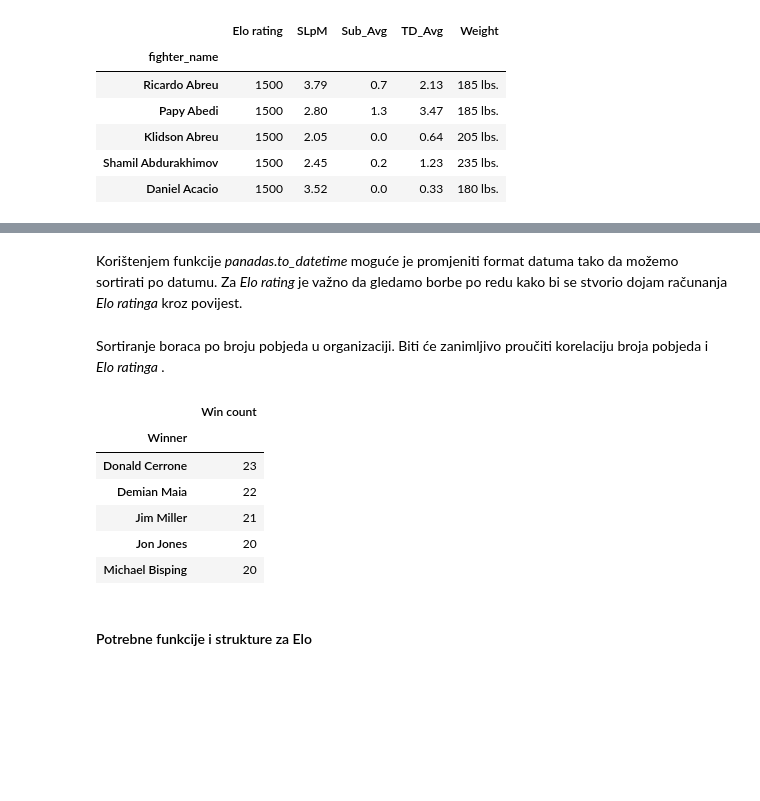
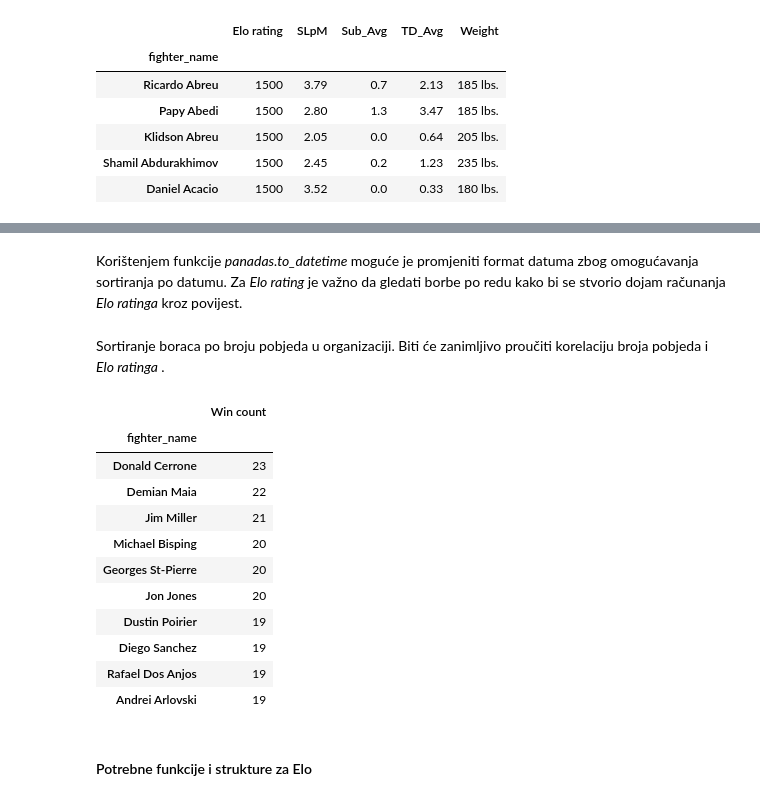
Before and after one commit to basioli-k/Elo-rating-for-UFC, a Jupyter notebook: Elo for UFC.ipynb, the cells around one changed output, grey strips where cells are left out. Saved outputs shown, nothing was run; the diff lists cells and outputs as text; code cells hidden in the pictures; blank space fills up the shorter version.

```diff
--- a/Elo for UFC.ipynb
+++ b/Elo for UFC.ipynb
@@ -210,7 +207,7 @@ total_fight_data.head()
 | 3 | Stipe Miocic | Francis Ngannou | KO/TKO | March 27, 2021 | UFC Heavyweight Title Bout | Francis Ngannou |
 | 4 | Shane Young | Omar Morales | Decision - Unanimous | March 27, 2021 | Featherweight Bout | Omar Morales |
 # %% [markdown]
-Korištenjem funkcije <i> panadas.to_datetime </i> moguće je promjeniti format datuma tako da možemo sortirati po datumu. Za <i> Elo rating </i> je važno da gledamo borbe po redu kako bi se stvorio dojam računanja <i>Elo ratinga</i> kroz povijest.
+Korištenjem funkcije <i> panadas.to_datetime </i> moguće je promjeniti format datuma zbog omogućavanja sortiranja po datumu. Za <i> Elo rating </i> je važno da gledati borbe po redu kako bi se stvorio dojam računanja <i>Elo ratinga</i> kroz povijest.
 # %%
 total_fight_data["date"] = pd.to_datetime(total_fight_data["date"],
                                           format='%B %d, %Y')
@@ -218,20 +215,23 @@ total_fight_data["date"] = pd.to_datetime(total_fight_data["date"],
 total_fight_data = total_fight_data.sort_values(by=["date"])
 # %% [markdown]
 Sortiranje boraca po broju pobjeda u organizaciji. Biti će zanimljivo proučiti korelaciju broja pobjeda i <i>Elo ratinga </i>.
-# %%
-most_wins = total_fight_data[["Winner"]]
-most_wins.insert(1, "Win count", 0)
-most_wins = most_wins.groupby("Winner").count().sort_values("Win count",
-                                                            ascending=False)
-most_wins.head()
-# %% [output]
-|  | Win count |
-| Winner |  |
-| Donald Cerrone | 23 |
-| Demian Maia | 22 |
-| Jim Miller | 21 |
-| Jon Jones | 20 |
-| Michael Bisping | 20 |
+# %%
+most_wins = total_fight_data['Winner'].value_counts() \
+            .rename_axis('fighter_name').to_frame('Win count')
+most_wins.head(10)
+# %% [output]
+|  | Win count |
+| fighter_name |  |
+| Donald Cerrone | 23 |
+| Demian Maia | 22 |
+| Jim Miller | 21 |
+| Michael Bisping | 20 |
+| Georges St-Pierre | 20 |
+| Jon Jones | 20 |
+| Dustin Poirier | 19 |
+| Diego Sanchez | 19 |
+| Rafael Dos Anjos | 19 |
+| Andrei Arlovski | 19 |
 # %% [markdown]
 #### Potrebne funkcije i strukture za Elo
 # %% [markdown]
```
Also changed, not shown: parts of 19 cells of this notebook.
